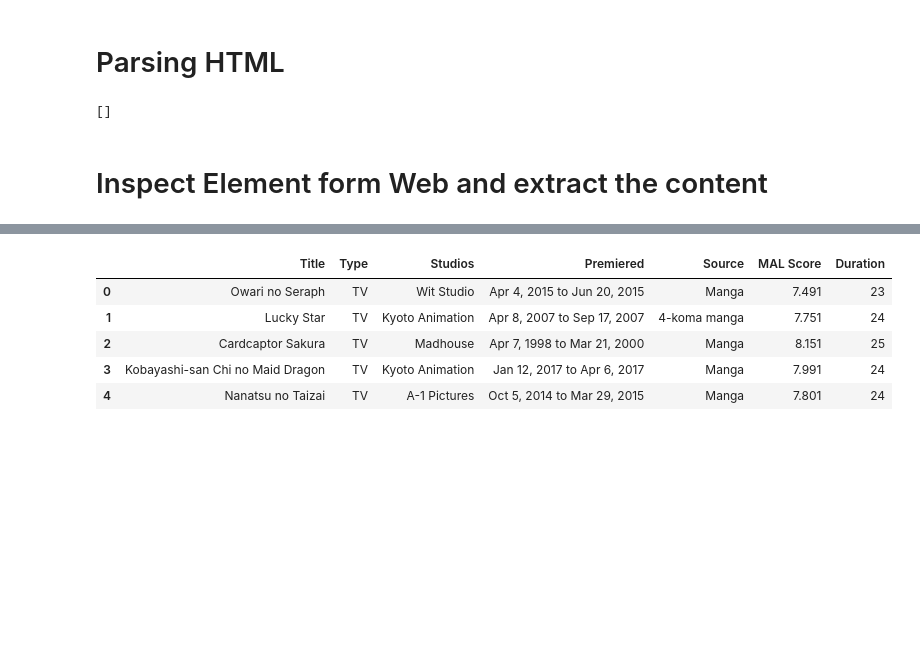
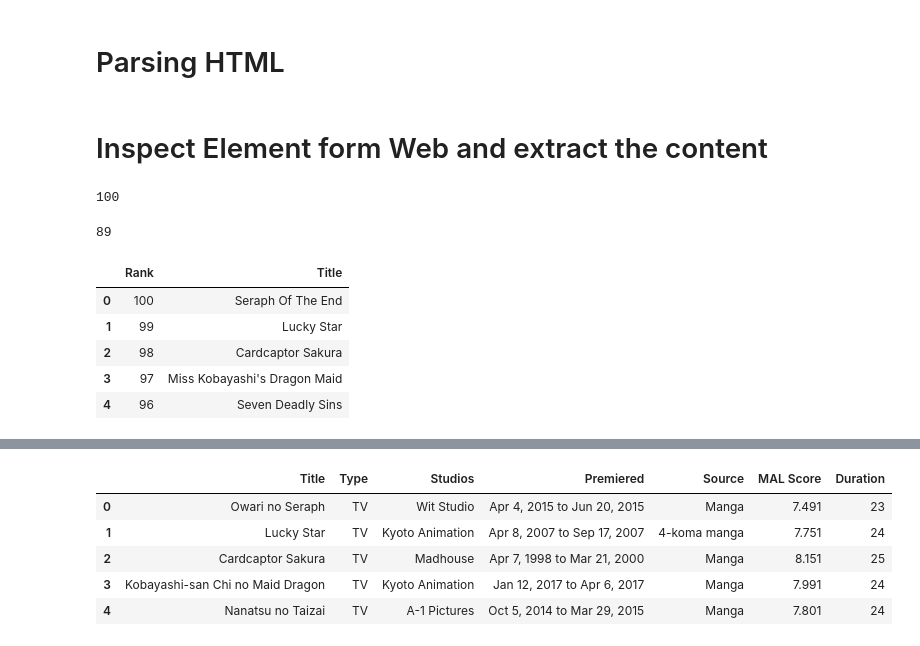
Before and after one commit to irdazh/publik, a Jupyter notebook: uts ks2/laprak-uts-ks2-1.ipynb, the cells around one changed output, grey strips where cells are left out. Saved outputs shown, nothing was run; the diff lists cells and outputs as text; code cells hidden in the pictures; blank space fills up the shorter version.

```diff
--- a/uts ks2/laprak-uts-ks2-1.ipynb
+++ b/uts ks2/laprak-uts-ks2-1.ipynb
@@ -29,22 +30,32 @@ page.status_code
 # %%
 #Start Parsing using "HTML-5" parser
 soup = BeautifulSoup(page.content, "html.parser")
-soup.head(0)
+# soup.head()
-# %% [output]
-[]
 # %% [markdown]
 # Inspect Element form Web and extract the content
 # %%
-# Search anime  in the website
-anime = soup.find_all('div', attrs={'class': 'sptable'})
+# Search judul and anime  in the website
 judul = soup.find_all("h2")
+anime = soup.find_all('div',
+                      attrs={'class': 'sptable'})
 
-# Check the length of the anime
-len(anime)
+
+# Check the length of the anime and judul
+display(len(judul), len(anime))
 
 # get the title and rank, beda nama ternyata
-dataA = pd.DataFrame([item.text.strip().split("\n") for i,item in enumerate(judul)])[0].str.split(".", n=1, expand=True)
-dataA.columns = ["Rank", "Title"]
+dataA = pd.DataFrame([judul[i].text.split(". ") for i in range(100)],
+                     columns=["Rank", "Title"])
+display(dataA.head())
+# %% [output]
+100
+89
+|  | Rank | Title |
+| 0 | 100 | Seraph Of The End |
+| 1 | 99 | Lucky Star |
+| 2 | 98 | Cardcaptor Sakura |
+| 3 | 97 | Miss Kobayashi's Dragon Maid |
+| 4 | 96 | Seven Deadly Sins |
 # %%
 # get the table on each bla2 bla
 rows = anime[0].find_all("tr")
```
Also changed, not shown: parts of 3 cells of this notebook.
